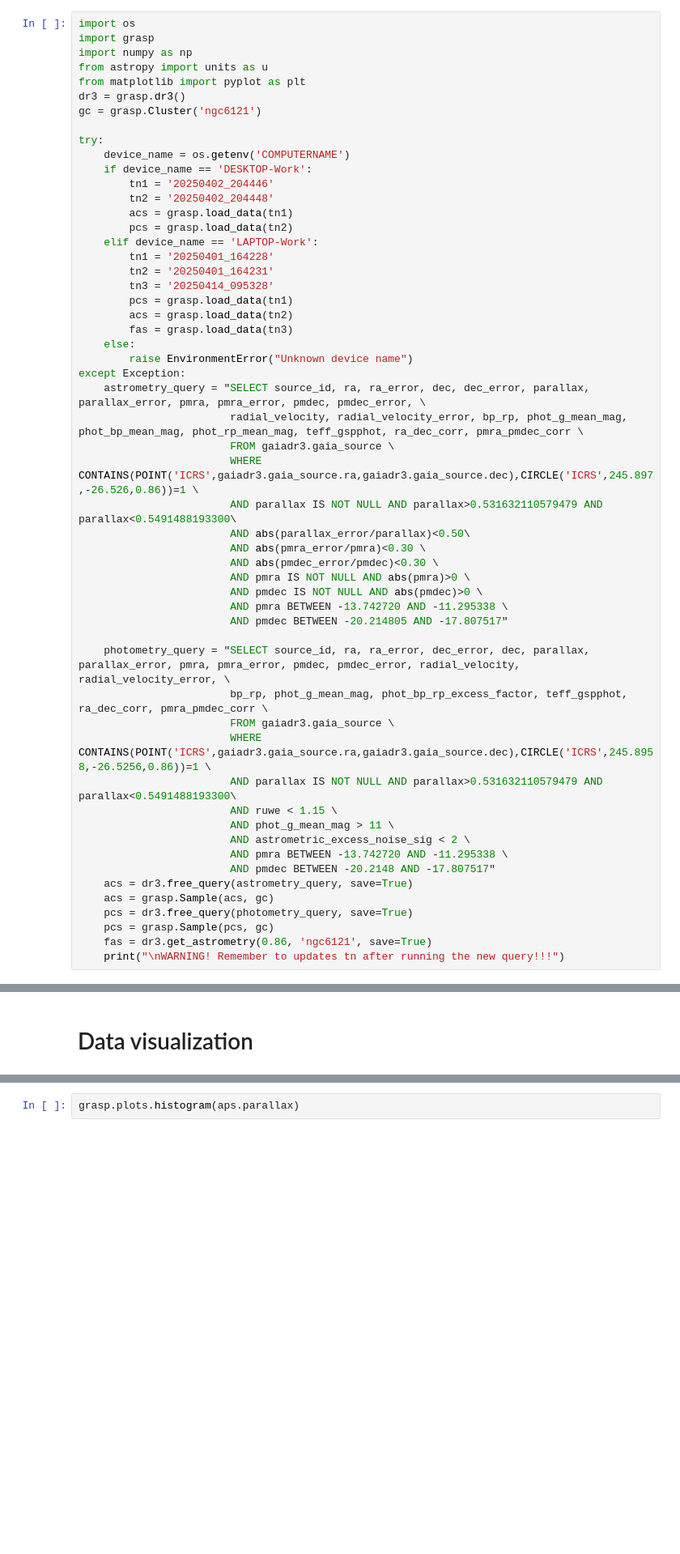
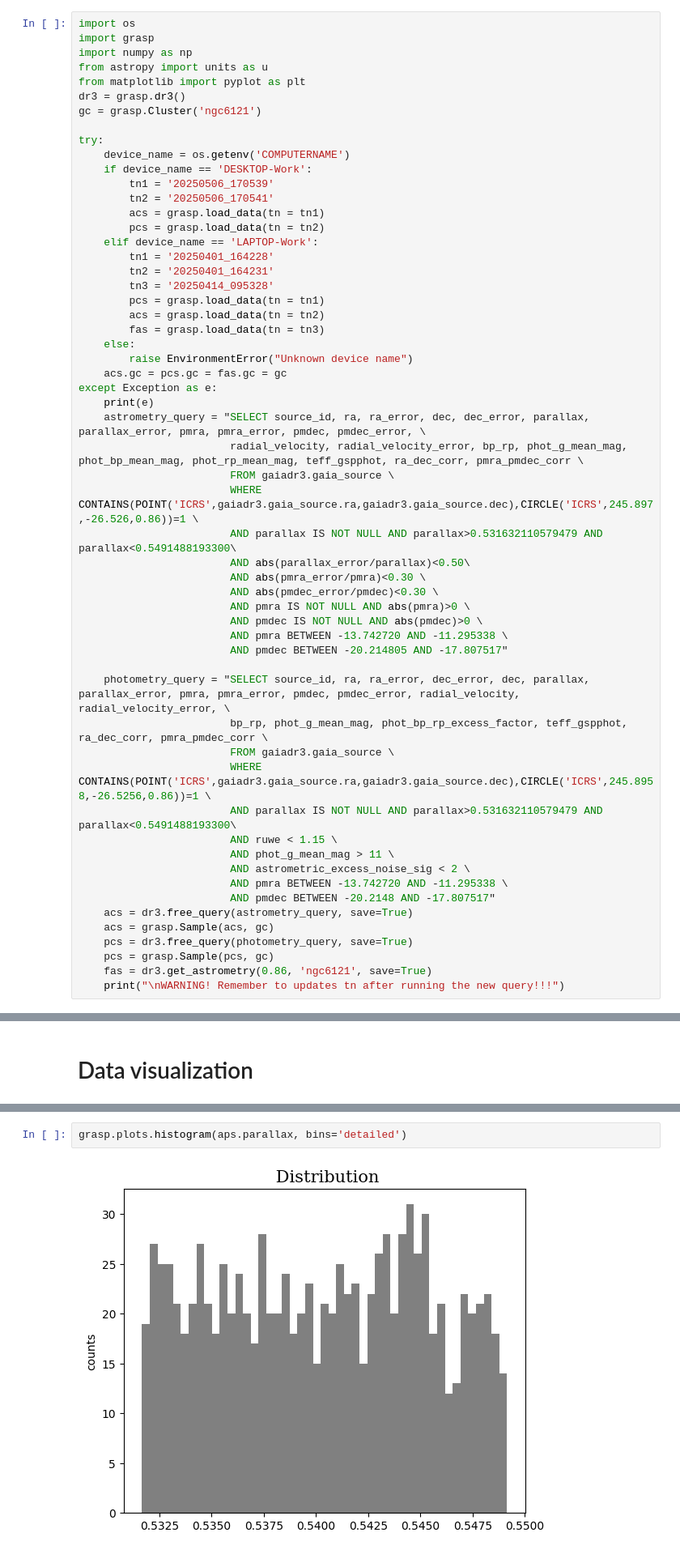
Before and after one commit to pietroferraiuolo/GRASP, a Jupyter notebook: scripts/n6121_analysis.ipynb, the cells around one changed output, grey strips where cells are left out. Shown at 81% size. Drawn from its saved outputs; the diff is of its cells as text; blank space fills up the shorter version.

```diff
--- a/scripts/n6121_analysis.ipynb
+++ b/scripts/n6121_analysis.ipynb
@@ -12,20 +12,22 @@ gc = grasp.Cluster('ngc6121')
 try:
     device_name = os.getenv('COMPUTERNAME')
     if device_name == 'DESKTOP-Work':
-        tn1 = '20250402_204446'
-        tn2 = '20250402_204448'
-        acs = grasp.load_data(tn1)
-        pcs = grasp.load_data(tn2)
+        tn1 = '20250506_170539'
+        tn2 = '20250506_170541'
+        acs = grasp.load_data(tn = tn1)
+        pcs = grasp.load_data(tn = tn2)
     elif device_name == 'LAPTOP-Work':
         tn1 = '20250401_164228'
         tn2 = '20250401_164231'
         tn3 = '20250414_095328'
-        pcs = grasp.load_data(tn1)
-        acs = grasp.load_data(tn2)
-        fas = grasp.load_data(tn3)
+        pcs = grasp.load_data(tn = tn1)
+        acs = grasp.load_data(tn = tn2)
+        fas = grasp.load_data(tn = tn3)
     else:
         raise EnvironmentError("Unknown device name")
-except Exception:
+    acs.gc = pcs.gc = fas.gc = gc
+except Exception as e:
+    print(e)
     astrometry_query = "SELECT source_id, ra, ra_error, dec, dec_error, parallax, parallax_error, pmra, pmra_error, pmdec, pmdec_error, \
                         radial_velocity, radial_velocity_error, bp_rp, phot_g_mean_mag, phot_bp_mean_mag, phot_rp_mean_mag, teff_gspphot, ra_dec_corr, pmra_pmdec_corr \
                         FROM gaiadr3.gaia_source \
@@ -86,4 +107,6 @@ grasp.plots.colorMagnitude(aps)
 # %%
-grasp.plots.histogram(aps.parallax)
+grasp.plots.histogram(aps.parallax, bins='detailed')
+# %% [output]
+[figure, added]
 # %%
 grasp.plots.doubleHistScatter(aps.ra, aps.dec, xlabel='RA', ylabel='Dec')
```
Also changed, not shown: parts of 51 cells of this notebook, 4 other files.
